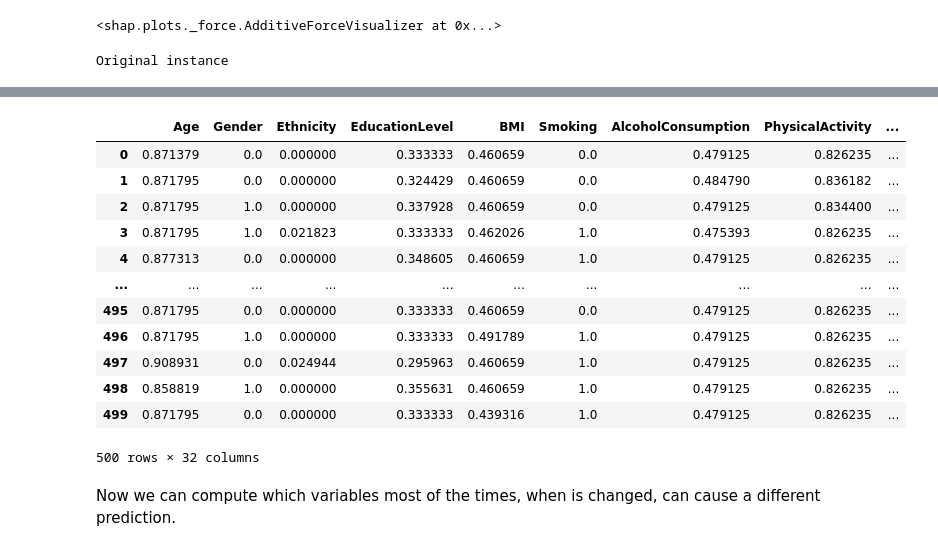
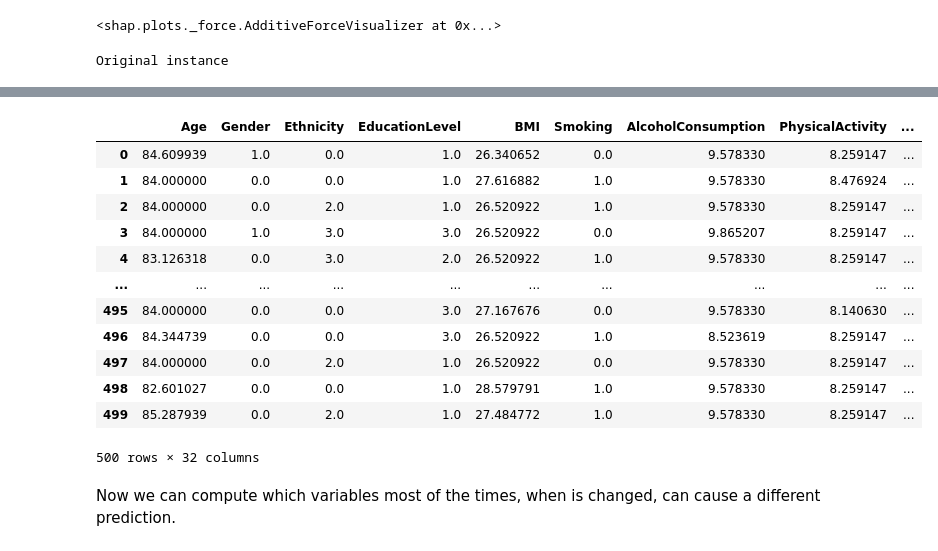
Before and after one commit to CamillaMilli/Group-36-FDS, a Jupyter notebook: main.ipynb, the cells around one changed output, grey strips where cells are left out. Cells and saved outputs as stored; diff of their text form; code cells hidden in the pictures.

```diff
--- a/main.ipynb
+++ b/main.ipynb
@@ -848,6 +647,7 @@ base_params = {
 # %% [markdown]
 Now we'll use the base parameters as a comparsion to find the best set of hyperparameters.
 # %%
+
 param_grid = {
     'learning_rate': [0.01, 0.1, 0.3],
     'max_depth': [3, 5, 7],
@@ -868,7 +668,7 @@ grid_search = GridSearchCV(
     n_jobs = -1
 )
 
-grid_search.fit(X_resampled, y_resampled, eval_set=[(X_test, y_test)])
+grid_search.fit(X_resampled, y_resampled, eval_set=[(X_test_original, y_test)])
 best_xgb = grid_search.best_estimator_
 # %% [output]
 [0]     validation_0-logloss:0.66573
@@ -1012,7 +852,7 @@ Name: 2598, dtype: float64
 0
 (None, None)
 # %%
-x_test_patient_i = pd.DataFrame(X_test.iloc[10].copy()).T
+x_test_patient_i = pd.DataFrame(X_test_original.iloc[10].copy()).T
 y_pred_patient_1 = grid_search.predict(x_test_patient_i)
 print(f'Original predition on the patient: {y_pred_patient_1}')
 # our prediction is good as the real diagnosis, check if we change some features when our prediction changes.
@@ -1061,27 +901,27 @@ Now we can try with other 'secondary-importace' syntoma, we should expect lower
 # %%
 perc_diagn_with_rig = 0
 
-for idx, _ in enumerate(X_test.T):
+for idx, _ in enumerate(X_test_original.T):
     if y_test_pred[idx] == 0:
-        x_test_patient_i = pd.DataFrame(X_test.iloc[idx].copy()).T
+        x_test_patient_i = pd.DataFrame(X_test_original.iloc[idx].copy()).T
         x_test_patient_i['Rigidity'] = 1
         y_test_patient_i = grid_search.predict(x_test_patient_i)
         if y_test_patient_i == 1:
             perc_diagn_with_rig += 1
 
-print(f'Percentage of healthy patients that if would have Tremor, they would have been classified as sick: {perc_diagn_with_rig/len(X_test)*100}')
+print(f'Percentage of healthy patients that if would have Tremor, they would have been classified as sick: {perc_diagn_with_rig/len(X_test_original)*100}%')
 
 # lets see the opposit case, sick patientes that, without having Rigidity would have been classified as healthy
 
 perc_diagn_without_rig = 0
 
-for idx, _ in enumerate(X_test.T):
+for idx, _ in enumerate(X_test_original.T):
     if y_train_pred[idx] == 1:
-        x_test_patient_i = pd.DataFrame(X_test.iloc[idx].copy()).T
+        x_test_patient_i = pd.DataFrame(X_test_original.iloc[idx].copy()).T
         x_test_patient_i['Rigidity'] = 0
         y_test_patient_i = grid_search.predict(x_test_patient_i)
         if y_test_patient_i == 0:
             perc_diagn_without_rig += 1
 
-print(f'Percentage of sick patients that if would have not Tremor, they would have been classified as healty: {perc_diagn_without_rig/len(X_test)*100}')
+print(f'Percentage of sick patients that if would have not Tremor, they would have been classified as healty: {perc_diagn_without_rig/len(X_test_original)*100}%')
 # %% [output]
@@ -1176,24 +1086,31 @@ class ConstrainedCounterfactualExplainer:
 # %%
 feature_constraints = {
     'boolean_features': [],
+    'categorical_features': [],
     'numeric_features': [],
-    'std_dev' : {}
+    'std_dev': {},
+    'valid_categories': {},
+    'ranges': {}
 }
+
+
 std_dev_array = X_resampled.std(axis=0).to_numpy()
-
 for idx, col in enumerate(X_resampled.columns):
     unique_val = X_resampled[col].unique()
-    if set(unique_val) != {0, 1}:
+    if set(unique_val) == {0, 1}:
+        feature_constraints['boolean_features'].append(idx)
+    elif len(unique_val) <= 10:
+        feature_constraints['categorical_features'].append(idx)
+        feature_constraints['valid_categories'][idx] = list(unique_val)
+    else:
         feature_constraints['numeric_features'].append(idx)
-    else:
-        feature_constraints['boolean_features'].append(idx)
+        feature_constraints['ranges'][idx] = (X_resampled[col].min(), X_resampled[col].max())
 
     feature_constraints['std_dev'][idx] = std_dev_array[idx]
 # %%
 explainer = ConstrainedCounterfactualExplainer(best_xgb, feature_constraints)
-
-instance = X_test.iloc[10]
-
+features = list(X_test.columns)
+instance = X_test_original.iloc[10]
 # Generate Counterfactuals
 counterfactuals = explainer.generate_constrained_counterfactuals(
     instance=instance,
@@ -1202,9 +1119,7 @@ counterfactuals = explainer.generate_constrained_counterfactuals(
 print("Original instance")
 display(instance)
 
-features = list(X_test.columns)
-
-counterfactuals_df = pd.DataFrame(counterfactuals, columns=features)
+counterfactuals_df = pd.DataFrame(counterfactuals, columns = features)
 counterfactuals_df
 # %% [output]
 Original instance
@@ -1227,16 +1142,16 @@ Constipation                0.000000
 Name: 2598, dtype: float64
 |  | Age | Gender | Ethnicity | EducationLevel | BMI | Smoking | AlcoholConsumption | PhysicalActivity | ... |
-| 0 | 0.871379 | 0.0 | 0.000000 | 0.333333 | 0.460659 | 0.0 | 0.479125 | 0.826235 | ... |
-| 1 | 0.871795 | 0.0 | 0.000000 | 0.324429 | 0.460659 | 0.0 | 0.484790 | 0.836182 | ... |
-| 2 | 0.871795 | 1.0 | 0.000000 | 0.337928 | 0.460659 | 0.0 | 0.479125 | 0.834400 | ... |
-| 3 | 0.871795 | 1.0 | 0.021823 | 0.333333 | 0.462026 | 1.0 | 0.475393 | 0.826235 | ... |
-| 4 | 0.877313 | 0.0 | 0.000000 | 0.348605 | 0.460659 | 1.0 | 0.479125 | 0.826235 | ... |
+| 0 | 84.609939 | 1.0 | 0.0 | 1.0 | 26.340652 | 0.0 | 9.578330 | 8.259147 | ... |
+| 1 | 84.000000 | 0.0 | 0.0 | 1.0 | 27.616882 | 1.0 | 9.578330 | 8.476924 | ... |
+| 2 | 84.000000 | 0.0 | 2.0 | 1.0 | 26.520922 | 1.0 | 9.578330 | 8.259147 | ... |
+| 3 | 84.000000 | 1.0 | 3.0 | 3.0 | 26.520922 | 0.0 | 9.865207 | 8.259147 | ... |
+| 4 | 83.126318 | 0.0 | 3.0 | 2.0 | 26.520922 | 1.0 | 9.578330 | 8.259147 | ... |
 | ... | ... | ... | ... | ... | ... | ... | ... | ... | ... |
-| 495 | 0.871795 | 0.0 | 0.000000 | 0.333333 | 0.460659 | 0.0 | 0.479125 | 0.826235 | ... |
-| 496 | 0.871795 | 1.0 | 0.000000 | 0.333333 | 0.491789 | 1.0 | 0.479125 | 0.826235 | ... |
-| 497 | 0.908931 | 0.0 | 0.024944 | 0.295963 | 0.460659 | 1.0 | 0.479125 | 0.826235 | ... |
-| 498 | 0.858819 | 1.0 | 0.000000 | 0.355631 | 0.460659 | 1.0 | 0.479125 | 0.826235 | ... |
-| 499 | 0.871795 | 0.0 | 0.000000 | 0.333333 | 0.439316 | 1.0 | 0.479125 | 0.826235 | ... |
+| 495 | 84.000000 | 0.0 | 0.0 | 3.0 | 27.167676 | 0.0 | 9.578330 | 8.140630 | ... |
+| 496 | 84.344739 | 0.0 | 0.0 | 3.0 | 26.520922 | 1.0 | 8.523619 | 8.259147 | ... |
+| 497 | 84.000000 | 0.0 | 2.0 | 1.0 | 26.520922 | 0.0 | 9.578330 | 8.259147 | ... |
+| 498 | 82.601027 | 0.0 | 0.0 | 1.0 | 28.579791 | 1.0 | 9.578330 | 8.259147 | ... |
+| 499 | 85.287939 | 0.0 | 2.0 | 1.0 | 27.484772 | 1.0 | 9.578330 | 8.259147 | ... |
 500 rows × 32 columns
 # %% [markdown]
 Now we can compute which variables most of the times, when is changed, can cause a different prediction.
```
Also changed, not shown: parts of 44 cells of this notebook.
